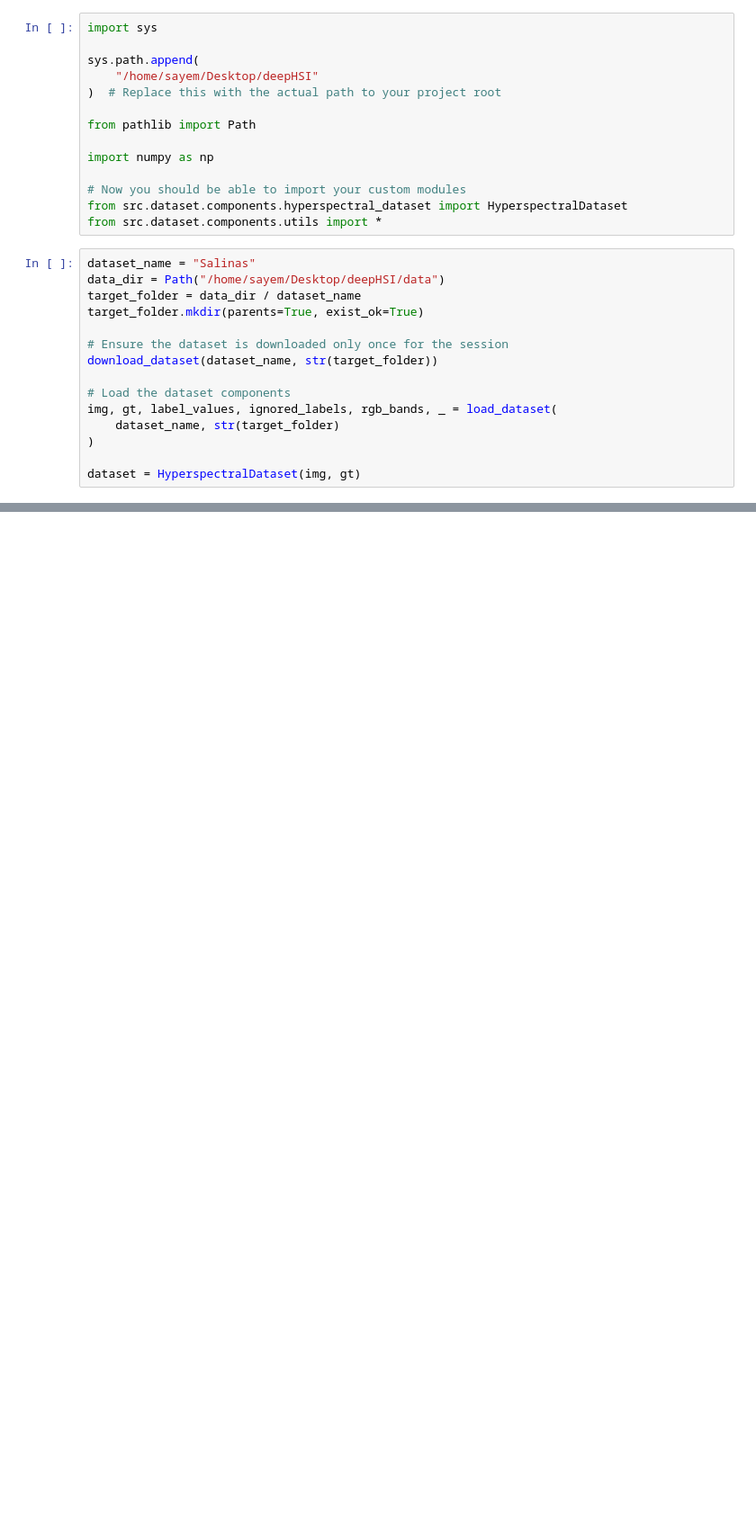
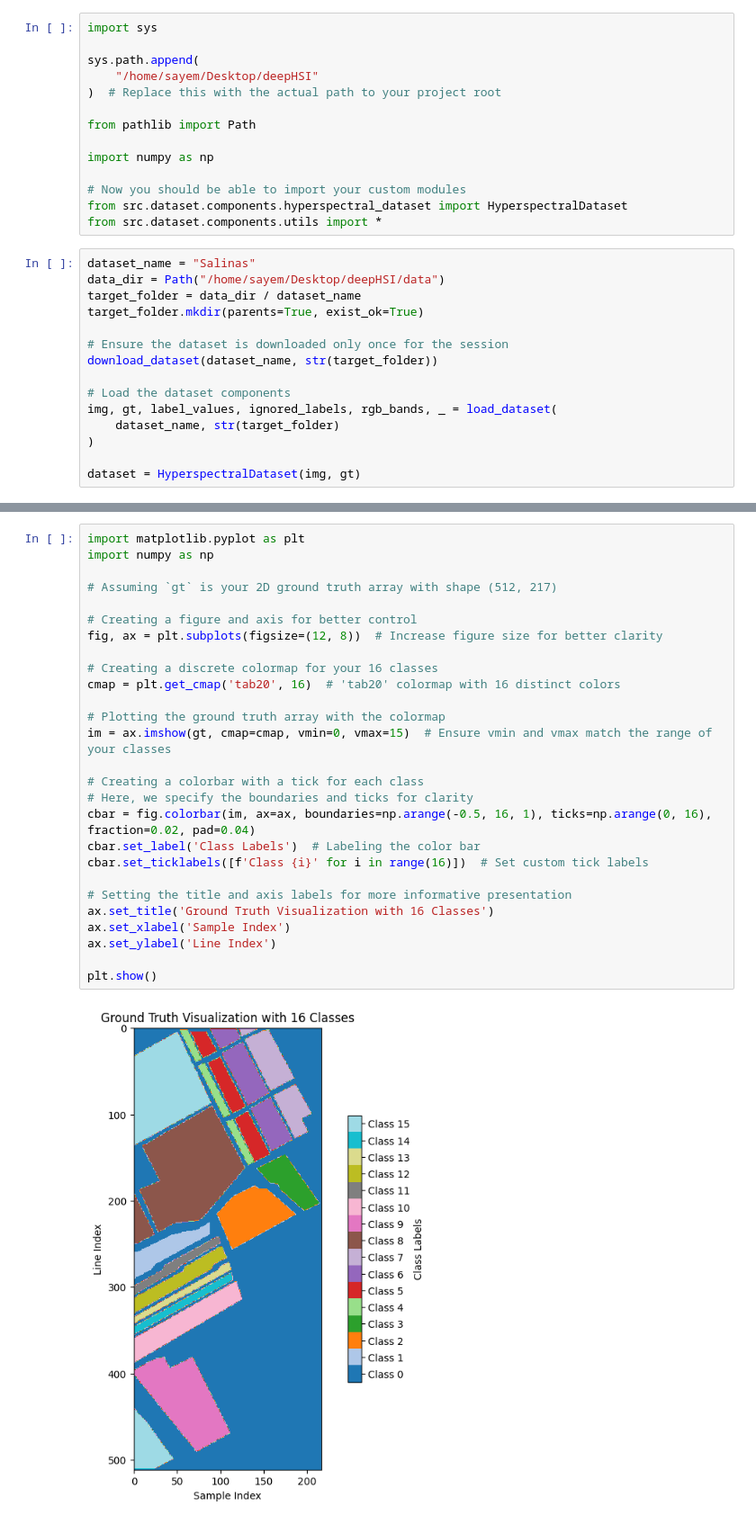
Before and after one commit to skhan61/deepHSI, a Jupyter notebook: notebooks/1.0-hsi-initial-data-exploration.ipynb, the cells around one changed output, grey strips where cells are left out. Shown at 90% size. Cells and saved outputs as stored; diff of their text form; blank space fills up the shorter version.

```diff
--- a/notebooks/1.0-hsi-initial-data-exploration.ipynb
+++ b/notebooks/1.0-hsi-initial-data-exploration.ipynb
@@ -53,0 +62,29 @@ tensor(14)
+# %%
+import matplotlib.pyplot as plt
+import numpy as np
+
+# Assuming `gt` is your 2D ground truth array with shape (512, 217)
+
+# Creating a figure and axis for better control
+fig, ax = plt.subplots(figsize=(12, 8))  # Increase figure size for better clarity
+
+# Creating a discrete colormap for your 16 classes
+cmap = plt.get_cmap('tab20', 16)  # 'tab20' colormap with 16 distinct colors
+
+# Plotting the ground truth array with the colormap
+im = ax.imshow(gt, cmap=cmap, vmin=0, vmax=15)  # Ensure vmin and vmax match the range of your classes
+
+# Creating a colorbar with a tick for each class
+# Here, we specify the boundaries and ticks for clarity
+cbar = fig.colorbar(im, ax=ax, boundaries=np.arange(-0.5, 16, 1), ticks=np.arange(0, 16), fraction=0.02, pad=0.04)
+cbar.set_label('Class Labels')  # Labeling the color bar
+cbar.set_ticklabels([f'Class {i}' for i in range(16)])  # Set custom tick labels
+
+# Setting the title and axis labels for more informative presentation
+ax.set_title('Ground Truth Visualization with 16 Classes')
+ax.set_xlabel('Sample Index')
+ax.set_ylabel('Line Index')
+
+plt.show()
+# %% [output]
+[figure, added]
```
Also changed, not shown: parts of 3 cells of this notebook.
